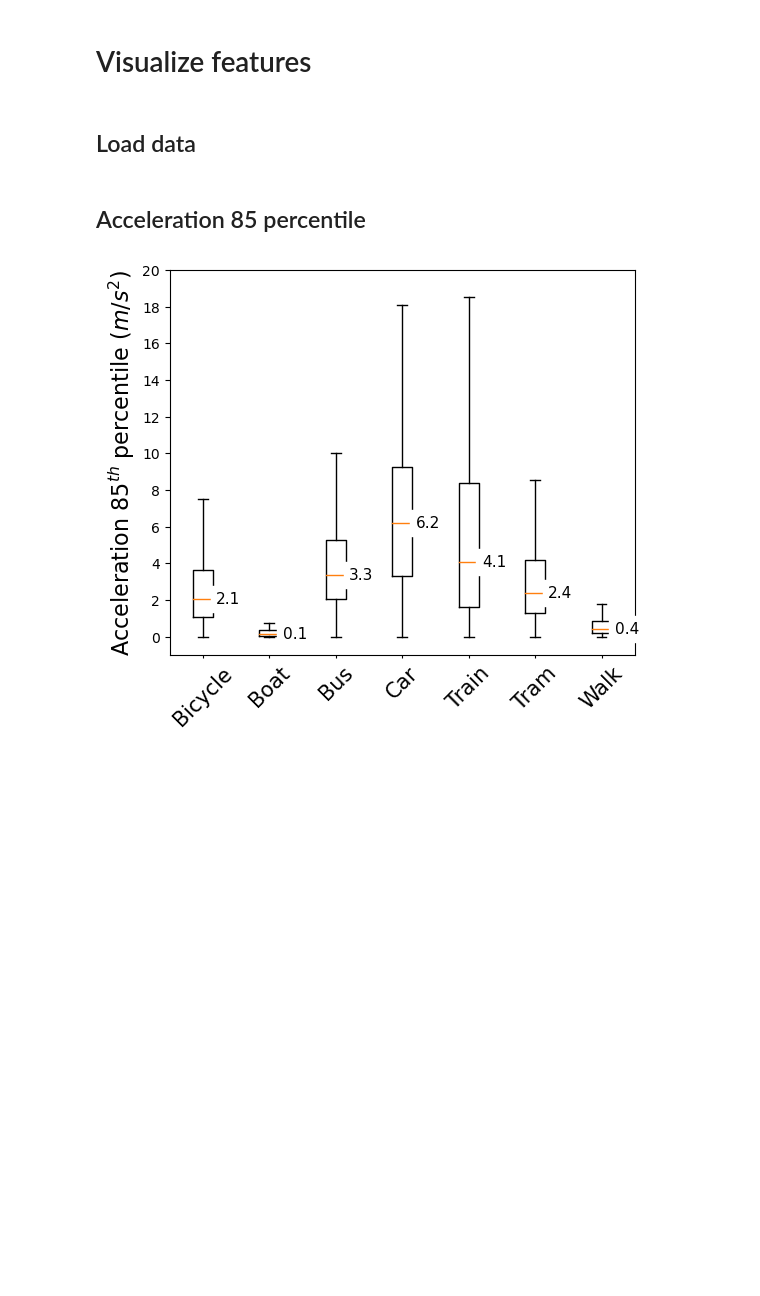
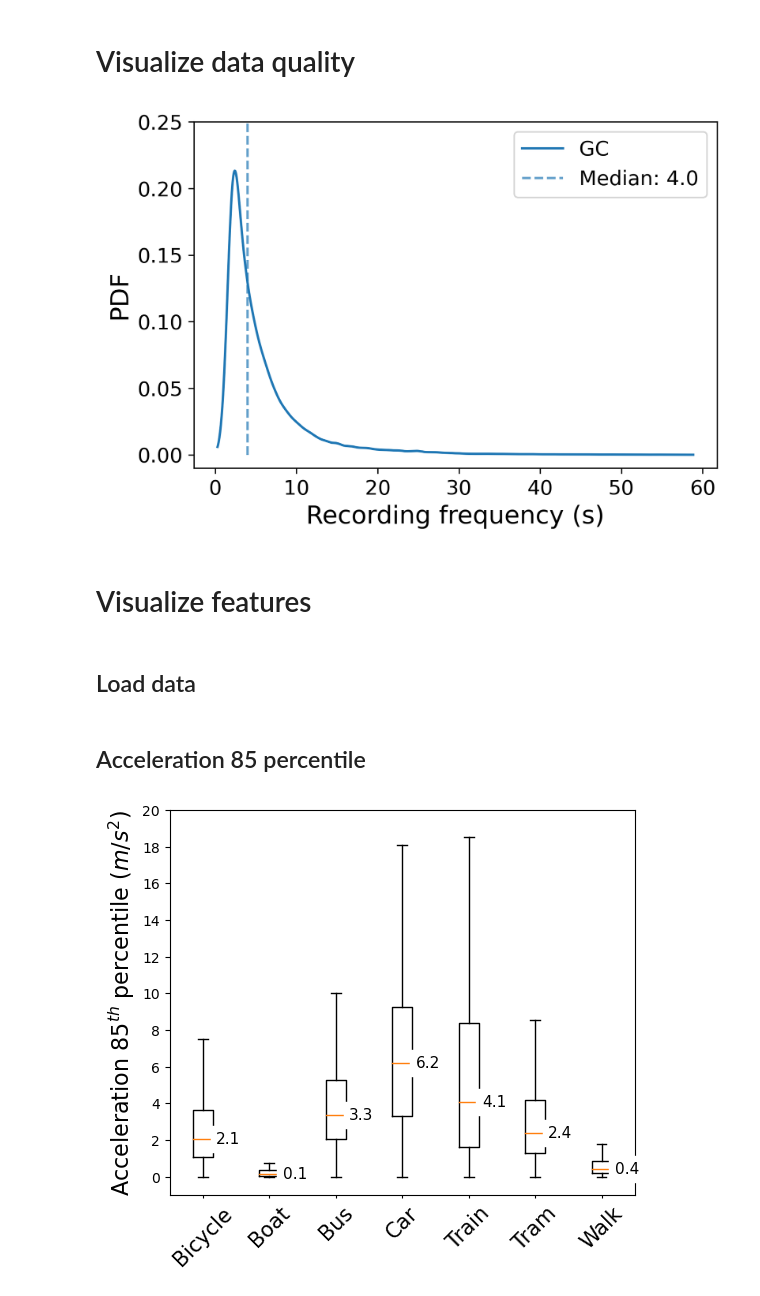
Before and after one commit to mie-lab/mode_detect, a Jupyter notebook: 4_visual.ipynb, the cells around one changed output. Drawn from its saved outputs; the diff is of its cells as text; code cells hidden in the pictures; blank space fills up the shorter version.

```diff
--- a/4_visual.ipynb
+++ b/4_visual.ipynb
@@ -12,3 +16,10 @@ import matplotlib.pyplot as plt
+# %%
+colors = plt.rcParams["axes.prop_cycle"].by_key()["color"]
+matplotlib.rcParams["figure.dpi"] = 300
+matplotlib.rcParams["xtick.labelsize"] = 13
+matplotlib.rcParams["ytick.labelsize"] = 13
+np.set_printoptions(precision=4)
+np.set_printoptions(suppress=True)
 # %%
 FEATURES_COL = [
     "length",
@@ -120,6 +131,35 @@ order = ['Bicycle', 'Boat', 'Bus', 'Car', 'Train', 'Tram', 'Walk']
 # save
 if not os.path.exists("fig"):
     os.makedirs("fig")
+# %% [markdown]
+# Visualize data quality
+# %%
+tl = ti.io.file.read_triplegs_csv(
+    os.path.join("data", "triplegs_preprocessed.csv"), index_col="index", geom_col="geom", crs=4326
+)
+tl.rename(columns={"dur_s": "dur"}, inplace=True)
+# %%
+tl["count"] = [len(geom.coords) for geom in tl["geom"]]
+freq = tl["dur"]/tl["count"]
+density = stats.gaussian_kde(freq)
+# %%
+x = np.linspace(np.min(freq), np.max(freq), 1000)
+
+fig, ax = plt.subplots(figsize=(6,4))
+
+plt.plot(x, density(x), color=colors[0], label="GC")
+plt.vlines(x=freq.median(), ymin=0, ymax=0.3, alpha=0.7, linestyle="dashed", color=colors[0], label=f"Median: {freq.median():.1f}")
+# plt.fill_between(x, 0, freq(x), alpha=0.2)
+plt.legend(loc="upper right", fontsize=13)
+plt.xlabel("Recording frequency (s)", fontsize=16)
+plt.ylabel("PDF", fontsize=16)
+
+plt.ylim([-0.01, 0.25])
+plt.savefig(os.path.join("fig", "freq.png"), bbox_inches='tight', dpi=600)
+
+plt.show()
+# %% [output]
+[figure, added]
 # %% [markdown]
 # Visualize features
 # %%
```
Also changed, not shown: parts of 1 cell of this notebook, 12 other files.
